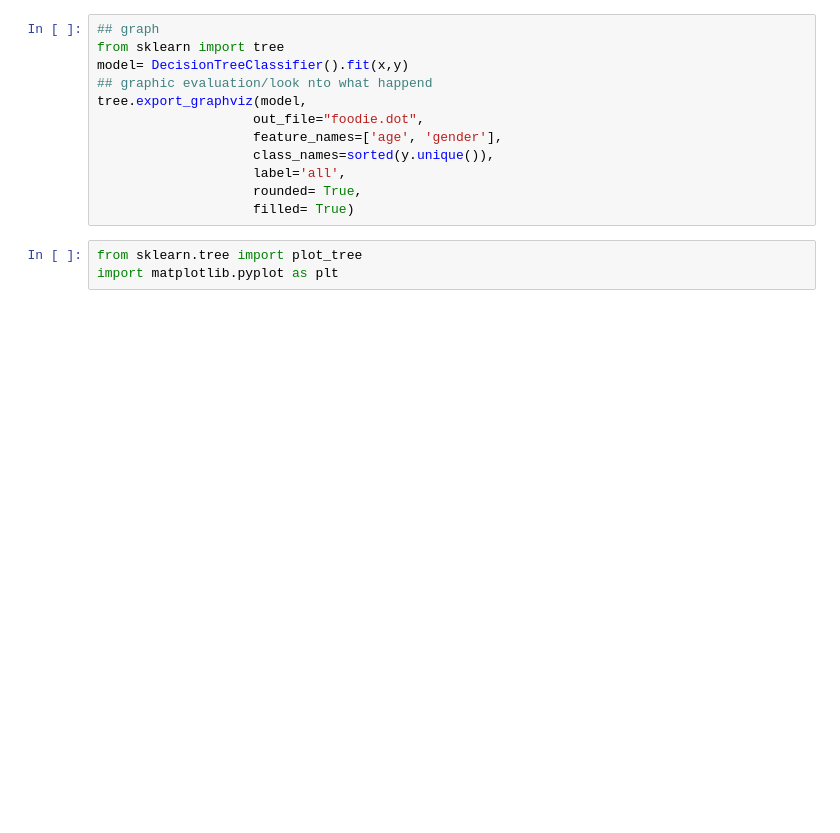
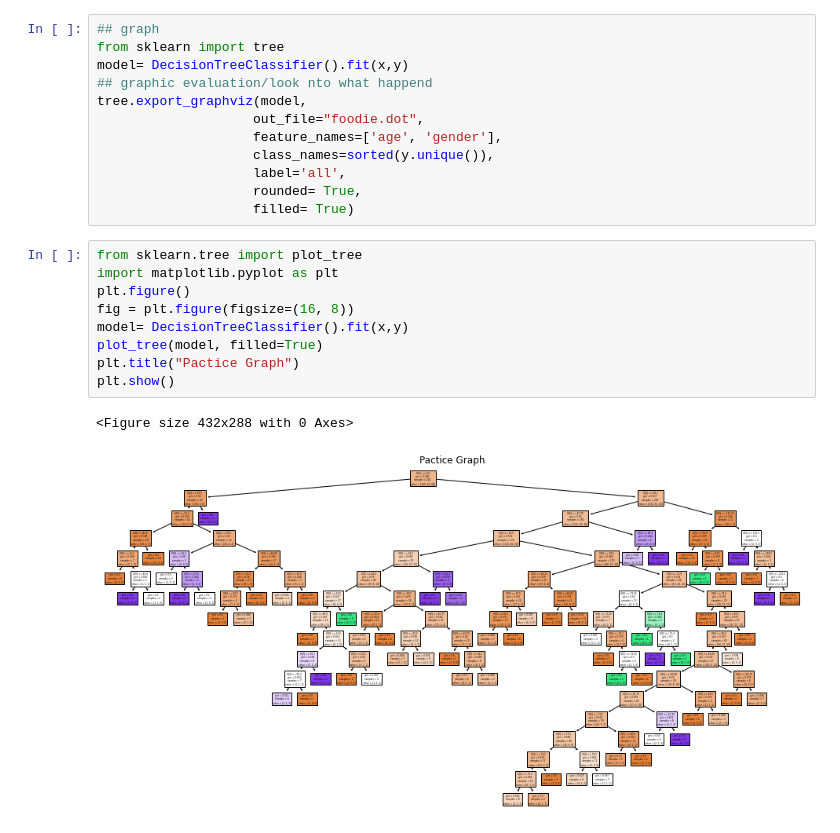
Before and after one commit to Azeem-svg/firstgithub, a Jupyter notebook: Home_work/machine learning/decision_tree_classifires.ipynb, the cells around one changed output. Saved outputs shown, nothing was run; the diff lists cells and outputs as text; blank space fills up the shorter version.

```diff
--- a/Home_work/machine learning/decision_tree_classifires.ipynb
+++ b/Home_work/machine learning/decision_tree_classifires.ipynb
@@ -103,3 +103,12 @@ tree.export_graphviz(model,
 # %%
 from sklearn.tree import plot_tree
 import matplotlib.pyplot as plt
+plt.figure()
+fig = plt.figure(figsize=(16, 8))
+model= DecisionTreeClassifier().fit(x,y)
+plot_tree(model, filled=True)
+plt.title("Pactice Graph")
+plt.show()
+# %% [output]
+<Figure size 432x288 with 0 Axes>
+[figure, added]
```
Also changed, not shown: 5 other files.
